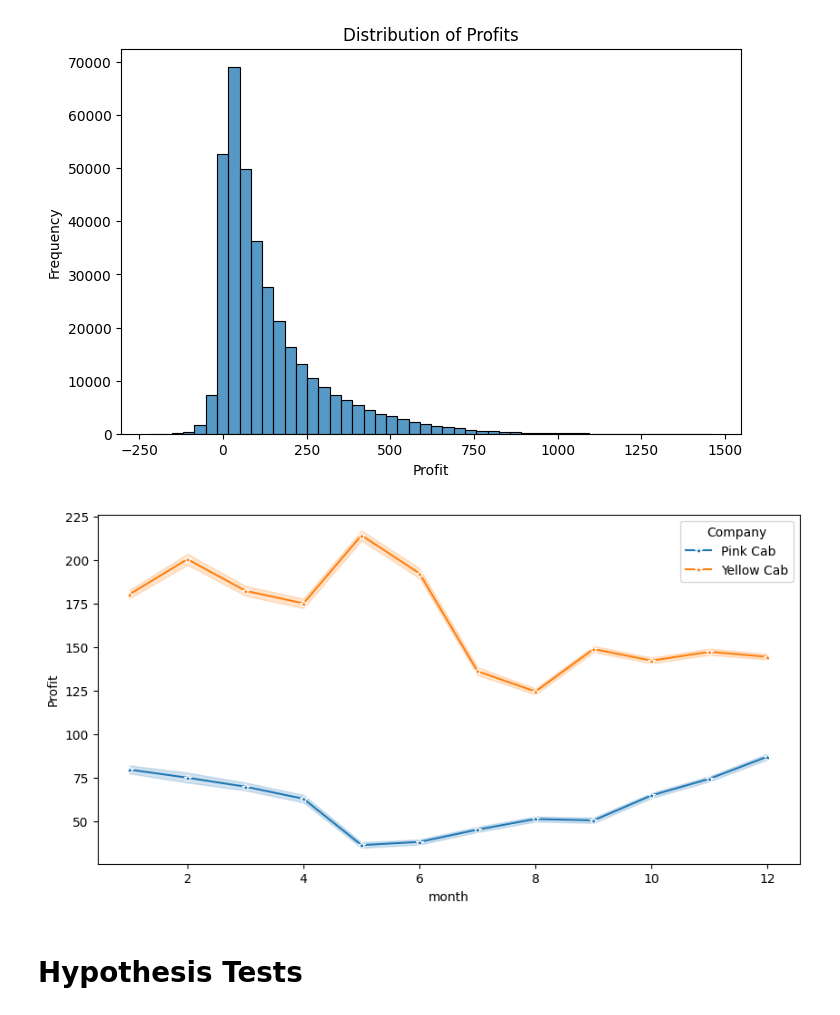
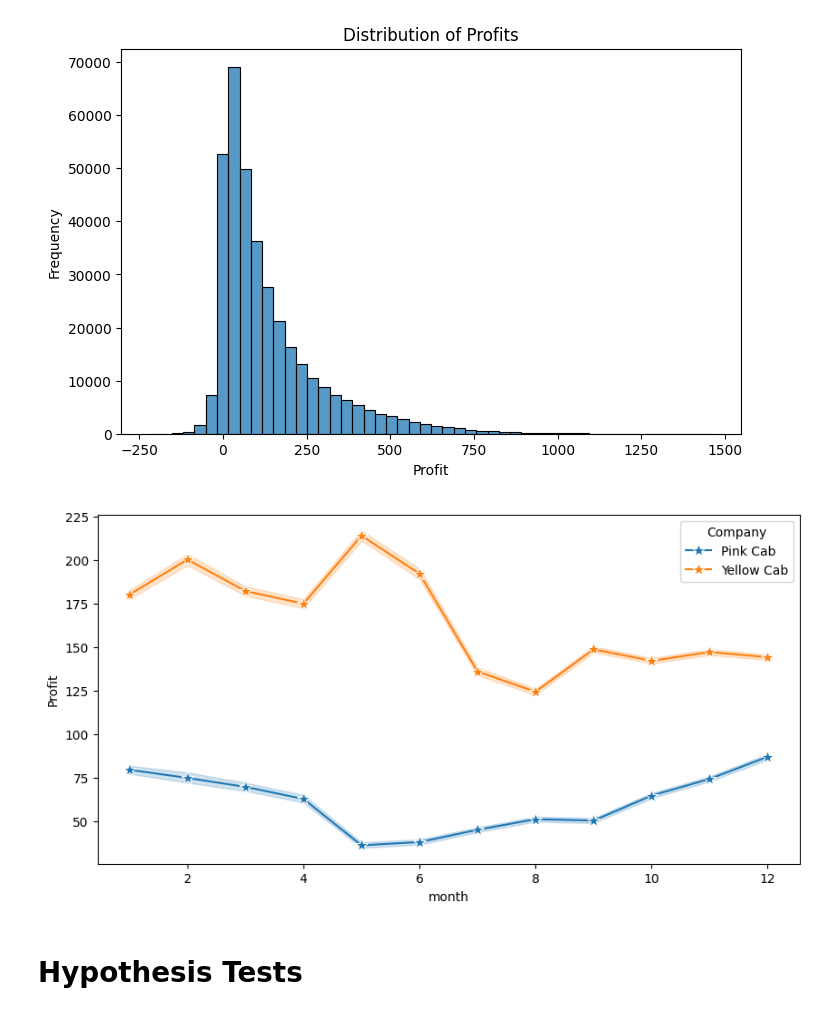
Before and after one commit to chjameskumar/Week-2, a Jupyter notebook: G2M_insight_for_Cab_Investment_firm.ipynb, the cells around one changed output. Cells and saved outputs as stored; diff of their text form; code cells hidden in the pictures.

```diff
--- a/G2M_insight_for_Cab_Investment_firm.ipynb
+++ b/G2M_insight_for_Cab_Investment_firm.ipynb
@@ -457 +463,3 @@ plt.show()
+# %%
+df2 = df.copy()
 # %%
@@ -467,9 +481,8 @@ plt.show()
 # %%
-df_monthly = df.copy()
-df_monthly["month"] = df_monthly["Date of Travel"].dt.month
-transaction_count = df_monthly.groupby("month")["Transaction ID"].count().reset_index()
+df2["month"] = df2["Date of Travel"].dt.month
+transaction_count = df2.groupby("month")["Transaction ID"].count().reset_index()
 
-sns.barplot(data=transaction_count, x="month", y="Transaction ID", width=0.7, color="skyblue")
+sns.barplot(data=transaction_count, x="month", y="Transaction ID", width=0.7, color="royalblue")
 
 plt.title("Monthly Rides")
 plt.xlabel("Months")
@@ -482,0 +493,13 @@ df["Profit"] = df["Price Charged"] - df["Cost of Trip"]
+# %%
+df2["Price per KM"] = df2["Price Charged"]/df2["KM Travelled"]
+per_km = df2.groupby(by="Company")["Price per KM"].mean().reset_index()
+
+ax = sns.barplot(data=per_km, x="Company", y="Price per KM", palette="flare")
+
+for label in ax.containers:
+    ax.bar_label(label)
+plt.xlabel("Company")
+plt.ylabel("Avg. Price per KM")
+plt.title("Average Price per KM of Company")
+
+plt.show()
@@ -491,13 +536,13 @@ plt.show()
 [figure]
 # %%
 plt.figure(figsize=(10,5))
-df_monthly["Profit"] = df_monthly["Price Charged"] - df_monthly["Cost of Trip"]
+df2["Profit"] = df2["Price Charged"] - df2["Cost of Trip"]
 
-sns.lineplot(data=df_monthly, x="month", y="Profit", hue="Company", marker="*")
+sns.lineplot(data=df2, x="month", y="Profit", hue="Company", marker="*", markersize=10)
 
 plt.show()
 # %% [output]
-[figure, old version]
+[figure, new version]
 # %% [markdown]
 # Hypothesis Tests
 # %% [markdown]
```
Also changed, not shown: parts of 11 cells of this notebook.
